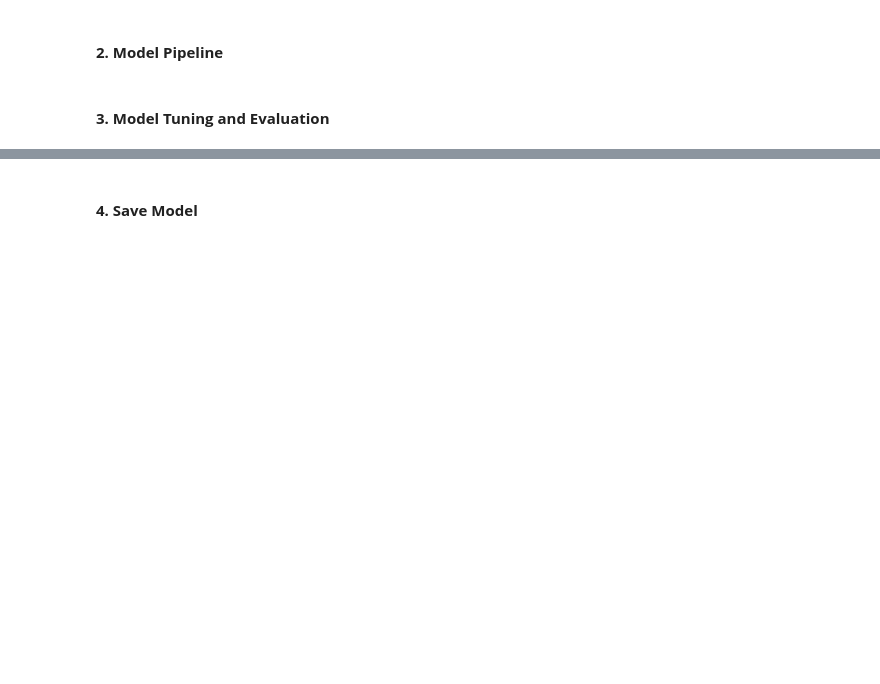
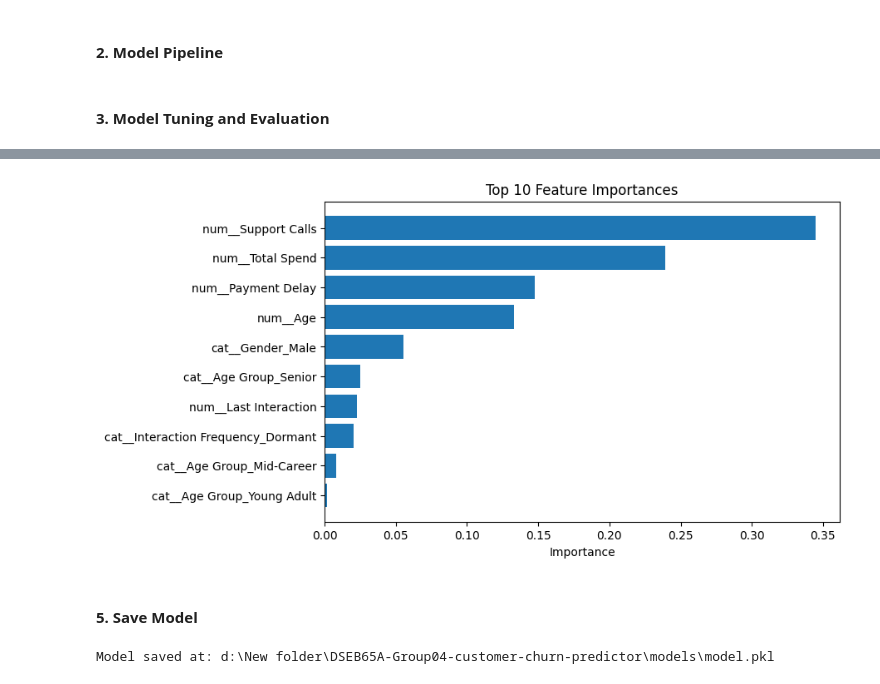
Before and after one commit to ltathu-183/DSEB65A-Group04-customer-churn-predictor, a Jupyter notebook: notebooks/03_Training.ipynb, the cells around one changed output, grey strips where cells are left out. Cells and saved outputs as stored; diff of their text form; code cells hidden in the pictures; blank space fills up the shorter version.

```diff
--- a/notebooks/03_Training.ipynb
+++ b/notebooks/03_Training.ipynb
@@ -263,11 +315,39 @@ plt.show()
+# %%
+# Feature Importance
+final_model = best_models_dict[best_model_name]
+# Take final model
+model = final_model.named_steps["model"]
+
+# Take Feature name after preprocessing
+feature_names = final_model.named_steps["preprocessor"].get_feature_names_out()
+
+# Importance Feature
+importances = model.feature_importances_
+
+# DataFrame
+feat_imp = pd.DataFrame({
+    "Feature": feature_names,
+    "Importance": importances
+}).sort_values(by="Importance", ascending=False)
+
+# Plot
+plt.figure(figsize=(8,5))
+plt.barh(feat_imp["Feature"][:10][::-1], feat_imp["Importance"][:10][::-1])
+plt.title("Top 10 Feature Importances")
+plt.xlabel("Importance")
+plt.show()
+# %% [output]
+[figure, added]
 # %% [markdown]
-#### **4. Save Model**
+#### **5. Save Model**
 # %%
 os.makedirs("../models", exist_ok=True)
 path = "../models/model.pkl"
 
 # Save model
-joblib.dump(final_best_model, path)
+joblib.dump(final_model, path)
 
 # Print absolute path
 print("Model saved at:", os.path.abspath(path))
+# %% [output]
+Model saved at: d:\New folder\DSEB65A-Group04-customer-churn-predictor\models\model.pkl
```
Also changed, not shown: parts of 11 cells of this notebook.
